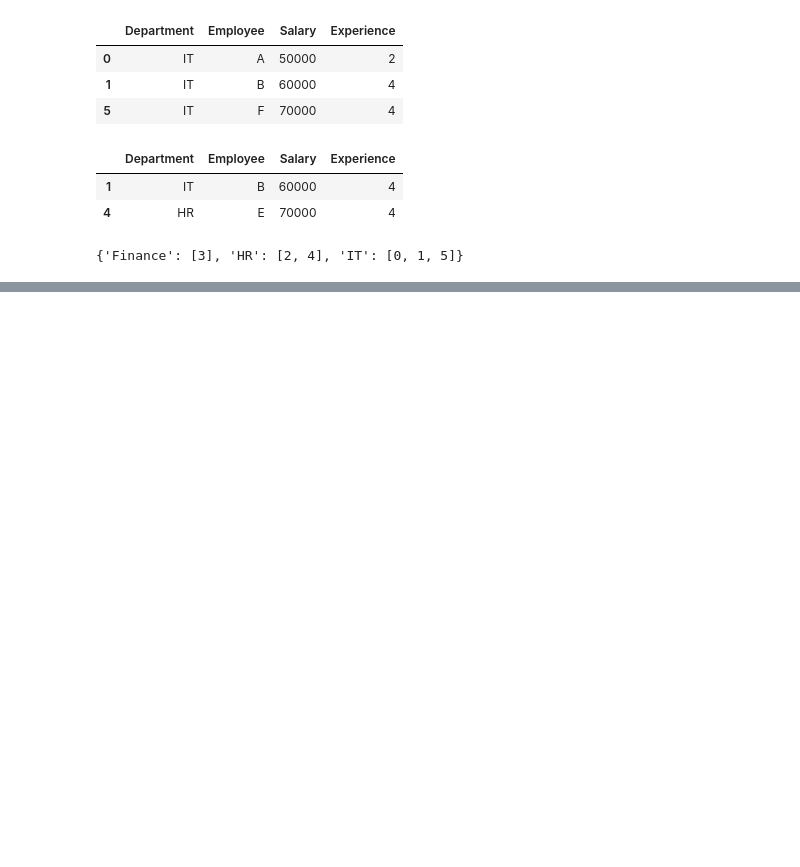
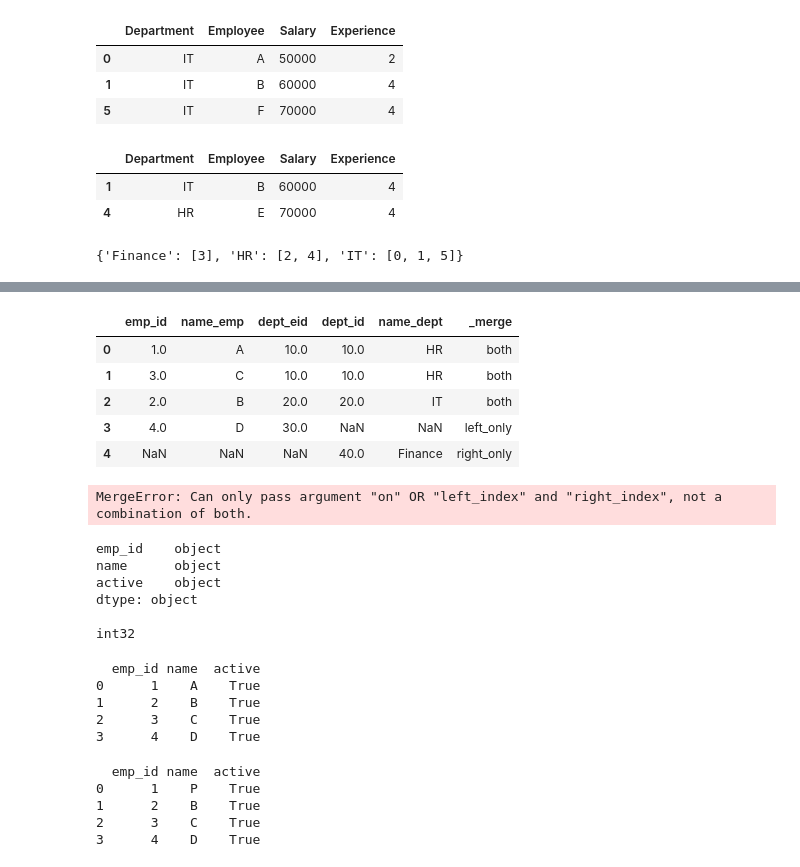
Before and after one commit to Krisha1011/Code, a Jupyter notebook: Python-2(B5)/Unit-1.ipynb, the cells around one changed output, grey strips where cells are left out. Cells and saved outputs as stored; diff of their text form; code cells hidden in the pictures; blank space fills up the shorter version.

```diff
--- a/Python-2(B5)/Unit-1.ipynb
+++ b/Python-2(B5)/Unit-1.ipynb
@@ -517,0 +643,61 @@ df.groupby('Department').groups #gives index values in dictionary by group
+# %%
+# if in df no common colums found then use left_on,right_on
+
+emp=pd.DataFrame({'emp_id':[1,2,3,4],'name':['A','B','C','D'],'dept_eid':[10,20,10,30]})
+dept=pd.DataFrame({'dept_id':[10,20,40],'name':['HR','IT','Finance']})
+
+pd.merge(emp,dept,left_on='dept_eid',right_on='dept_id',how='outer',indicator=True,sort=True,copy=True,suffixes=['_emp','_dept'])
+# %% [output]
+|  | emp_id | name_emp | dept_eid | dept_id | name_dept | _merge |
+| 0 | 1.0 | A | 10.0 | 10.0 | HR | both |
+| 1 | 3.0 | C | 10.0 | 10.0 | HR | both |
+| 2 | 2.0 | B | 20.0 | 20.0 | IT | both |
+| 3 | 4.0 | D | 30.0 | NaN | NaN | left_only |
+| 4 | NaN | NaN | NaN | 40.0 | Finance | right_only |
+# %%
+emp=pd.DataFrame({'emp_id':[1,2,3,4],'name':['A','B','C','D'],'dept_id':[10,20,10,30]})
+dept=pd.DataFrame({'dept_id':[10,20,40],'name':['HR','IT','Finance']})
+
+pd.merge(emp,dept,on='dept_id',left_index=True)
+# %% [output]
+MergeError: Can only pass argument "on" OR "left_index" and "right_index", not a combination of both.
+# %%
+#transform
+
+import pandas as pd
+emp=pd.DataFrame({'emp_id':['1','2','3','4'],'name':['A','B','C','D'],'active':['y','y','y','y']})
+print(emp.dtypes)
+print()
+emp=emp['emp_id'].astype(int)
+print(emp.dtypes)
+print()
+# %% [output]
+emp_id    object
+name      object
+active    object
+dtype: object
+
+int32
+# %%
+emp=pd.DataFrame({'emp_id':['1','2','3','4'],'name':['A','B','C','D'],'active':['y','y','y','y']})
+#print(emp.dtypes)
+print()
+emp['active']=emp['active'].astype(bool)
+#print(emp.dtypes)
+
+print(emp)
+# %% [output]
+  emp_id name  active
+0      1    A    True
+1      2    B    True
+2      3    C    True
+3      4    D    True
+# %%
+emp['name']=emp['name'].replace('A','P')
+print(emp)
+# %% [output]
+  emp_id name  active
+0      1    P    True
+1      2    B    True
+2      3    C    True
+3      4    D    True
```
Also changed, not shown: parts of 10 cells of this notebook, 1 other file.
